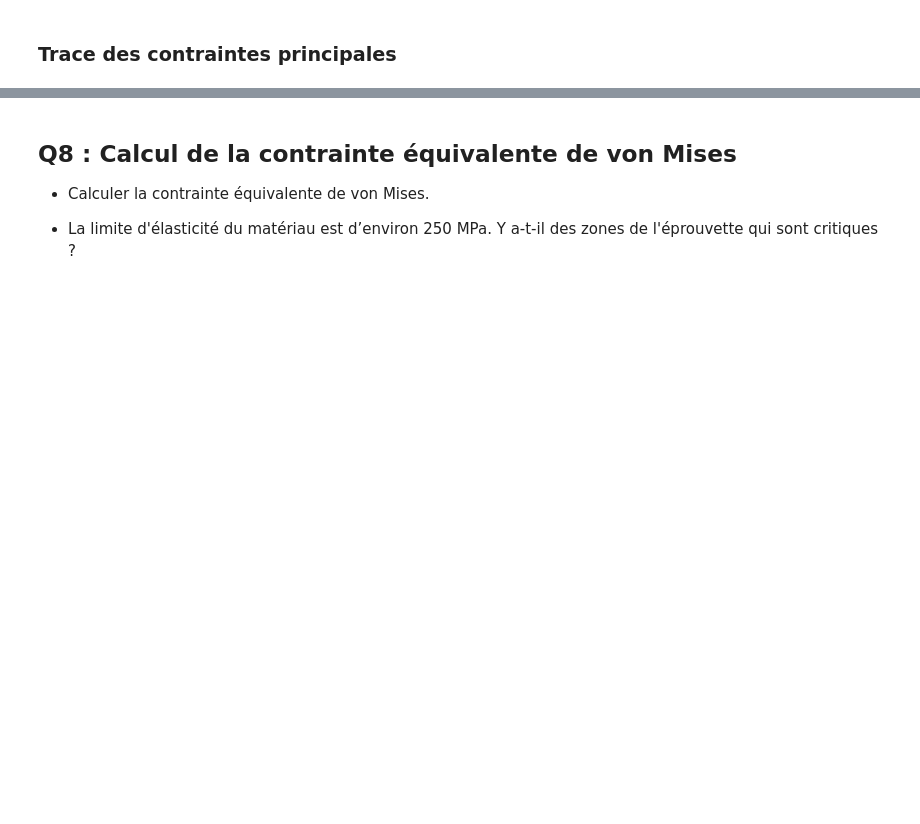
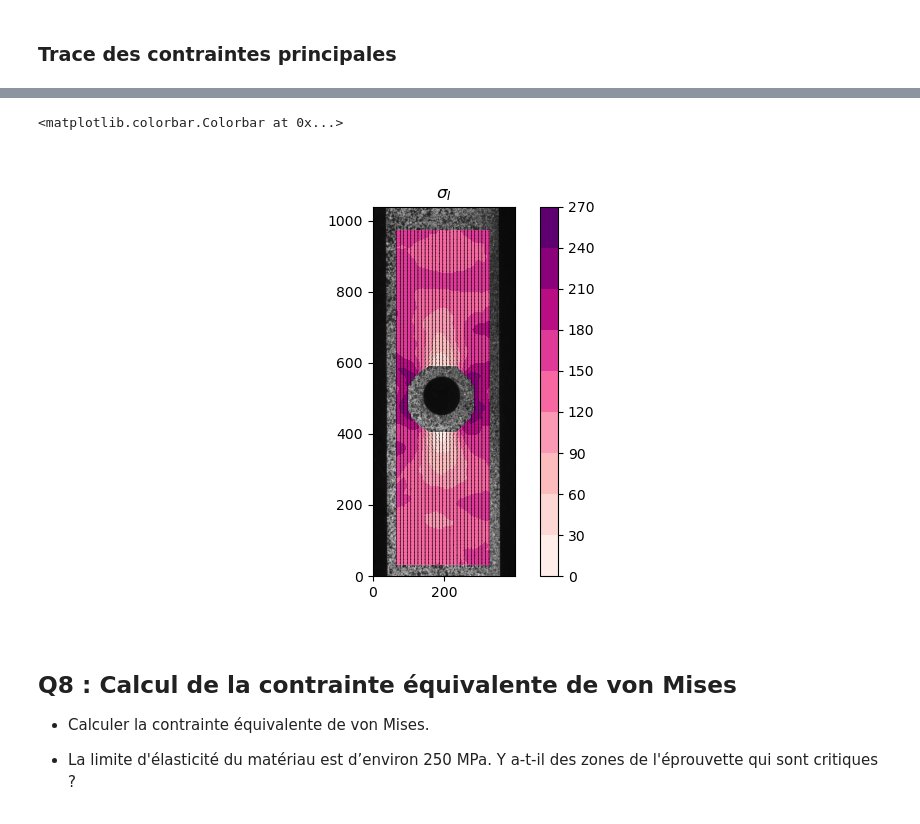
Before and after one commit to EmileRouxSMB/MECA-DIC-TDPAC, a Jupyter notebook: MECA510-TD15-16.ipynb, the cells around one changed output, grey strips where cells are left out. Drawn from its saved outputs; the diff is of its cells as text; code cells hidden in the pictures; blank space fills up the shorter version.

```diff
--- a/MECA510-TD15-16.ipynb
+++ b/MECA510-TD15-16.ipynb
@@ -399,12 +420,15 @@ plt.show()
 # %%
 fig, axes = plt.subplots(1, 1)
 
 # Plot div_x
 axes.imshow(img, origin='lower')
-cax1 = axes.contourf(X_pix, Y_pix, Sig_I)
+cax1 = axes.contourf(X_pix, Y_pix, Sig_I, cmap=cmap)
 axes.quiver(X_pix, Y_pix, np.cos(Theta_I), np.sin(Theta_I),  pivot='mid', scale=1 / 0.05)
 axes.set_title('$\sigma_I$')
 fig.colorbar(cax1, ax=axes)
+# %% [output]
+<matplotlib.colorbar.Colorbar at 0x...>
+[figure, added]
 # %% [markdown]
 ## Q8 : Calcul de la contrainte équivalente de von Mises
 - Calculer la contrainte équivalente de von Mises.
```
Also changed, not shown: parts of 11 cells of this notebook.
